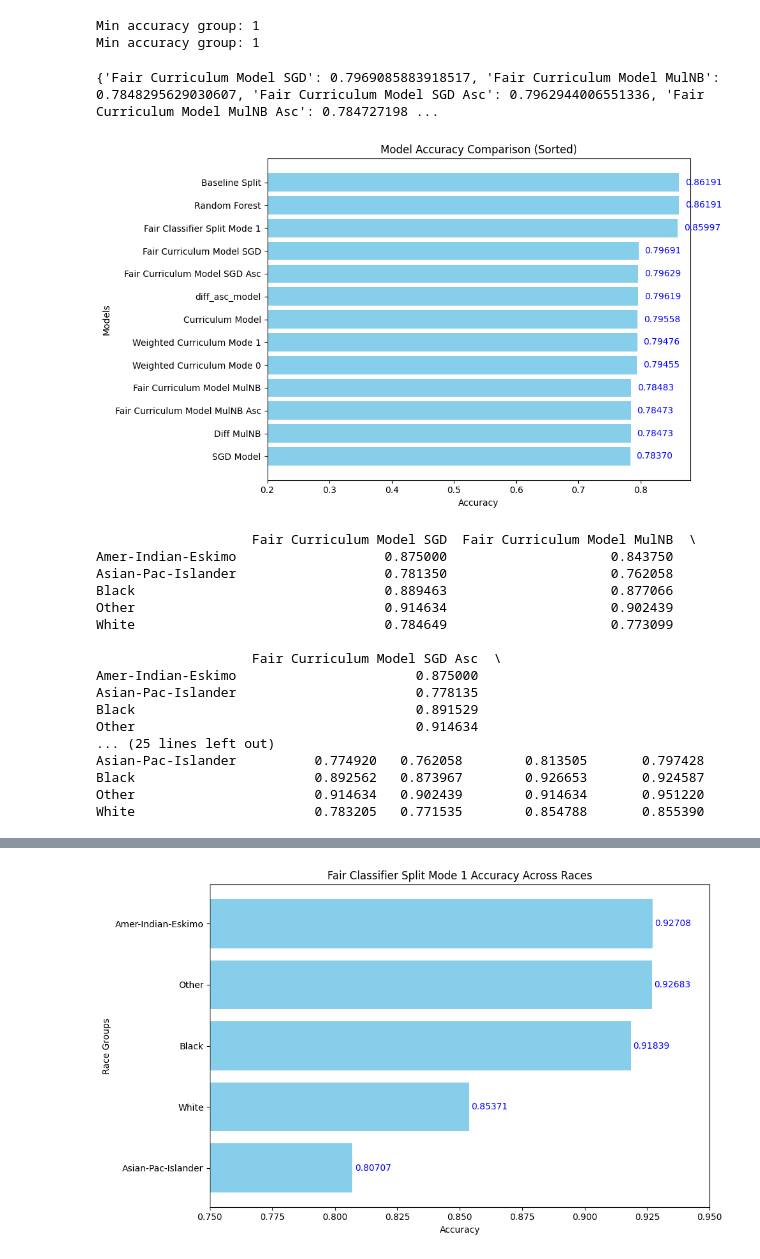
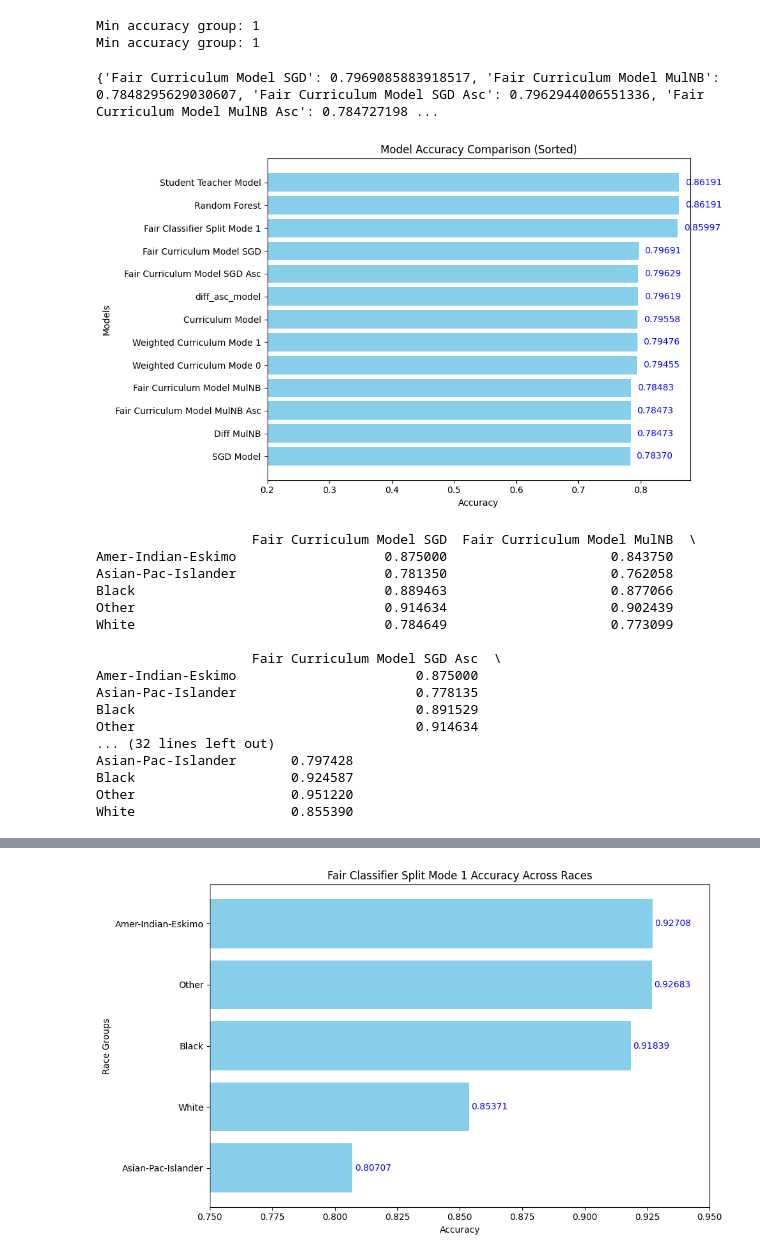
Before and after one commit to trdin/FairStudentTeacher, a Jupyter notebook: models_eval/fairness_model_compare.ipynb, the cells around one changed output, grey strips where cells are left out. Cells and saved outputs as stored; diff of their text form; code cells hidden in the pictures.

Commit message:
baseline model name change

```diff
--- a/models_eval/fairness_model_compare.ipynb
+++ b/models_eval/fairness_model_compare.ipynb
@@ -205,7 +205,7 @@ difficulty_based_model = CurriculumStudentTeacher(teacher_type=RandomForestClass
 diff_asc_model = CurriculumStudentTeacher(teacher_type=RandomForestClassifier, student_type = SGDClassifier, transform_func= split_into_difficulty_parts_asc, split_data=False, n_splits=6)
 
 #Student Teacher models for reference
-baseline_split = TeacherStudentClassifier(RandomForestClassifier, split_data=True)
+student_teacher = TeacherStudentClassifier(RandomForestClassifier, split_data=True)
 
 #randomForrest for reference
 rf_classifier = RandomForestClassifier()
@@ -232,7 +232,7 @@ diff_MulNB.fit(X_train, y_train)
 sgd_model.fit(X_train, y_train)
 difficulty_based_model.fit(X_train, y_train)
 curriculum_model.fit(X_train, y_train)
-baseline_split.fit(X_train, y_train)
+student_teacher.fit(X_train, y_train)
 rf_classifier.fit(X_train, y_train)
 
 # Predicitons with all the models
@@ -253,7 +253,7 @@ curriculum_model_predictions = curriculum_model.predict(X_test)
 difficulty_based_model_predictions = difficulty_based_model.predict(X_test)
 
 SGD_model_predictions= sgd_model.predict(X_test)
-baseline_split_predictions = baseline_split.predict(X_test)
+student_teacher_predictions = student_teacher.predict(X_test)
 rf_predictions = rf_classifier.predict(X_test)
 # %% [output]
 Min accuracy group: 1
@@ -272,38 +272,38 @@ accuracies = {
     "diff_asc_model": accuracy_score(y_test, diff_asc_model_predictions),
     "Curriculum Model": accuracy_score(y_test, curriculum_model_predictions),
     "SGD Model": accuracy_score(y_test, SGD_model_predictions),
-    "Baseline Split": accuracy_score(y_test, baseline_split_predictions),
+    "Student Teacher Model": accuracy_score(y_test, student_teacher_predictions),
     "Random Forest": accuracy_score(y_test, rf_predictions),
 }
 
 print(accuracies)
 
 # Sort models by accuracy
 sorted_accuracies = sorted(accuracies.items(), key=lambda x: x[1], reverse=True)
 
 # Prepare data for plotting
 models = [item[0] for item in sorted_accuracies]
 accuracy_values = [item[1] for item in sorted_accuracies]
 
 # Plot the sorted accuracies
 plt.figure(figsize=(10, 6))
 plt.barh(models, accuracy_values, color="skyblue")
 plt.xlabel("Accuracy")
 plt.ylabel("Models")
 plt.title("Model Accuracy Comparison (Sorted)")
 plt.gca().invert_yaxis()  # Invert y-axis to show highest accuracy at the top
 plt.xlim(0.2, 0.88)
 
 
 # Annotate bars with accuracy values
 for i, v in enumerate(accuracy_values):
     plt.text(v + 0.01, i, f"{v:.5f}", color='blue', va='center')
 
 plt.tight_layout()
 plt.show()
 # %% [output]
 {'Fair Curriculum Model SGD': 0.7969085883918517, 'Fair Curriculum Model MulNB': 0.7848295629030607, 'Fair Curriculum Model SGD Asc': 0.7962944006551336, 'Fair Curriculum Model MulNB Asc': 0.784727198 ...
-[figure, old version]
+[figure, new version]
 # %%
 # Compare accuracy by race
 results = {}
@@ -322,7 +322,7 @@ for group in np.unique(z_test):
     diff_asc_model_acc = accuracy_score(y_test[mask], diff_asc_model_predictions[mask])
     curriculum_model_acc = accuracy_score(y_test[mask], curriculum_model_predictions[mask])
     SGD_model_acc = accuracy_score(y_test[mask], SGD_model_predictions[mask])
-    baseline_split_acc = accuracy_score(y_test[mask], baseline_split_predictions[mask])
+    studet_teacher_acc = accuracy_score(y_test[mask], student_teacher_predictions[mask])
     rf_accuracy = accuracy_score(y_test[mask], rf_predictions[mask])
 
     # Add all model accuracies to the results dictionary
@@ -338,7 +338,7 @@ for group in np.unique(z_test):
         "Diff Asc Model": diff_asc_model_acc,
         "Curriculum Model": curriculum_model_acc,
         "SGD Model": SGD_model_acc,
-        "Baseline Split": baseline_split_acc,
+        "Student Teacher": studet_teacher_acc,
         "Random Forest": rf_accuracy
     }
 
@@ -358,11 +358,11 @@ Amer-Indian-Eskimo                       0.875000
 Asian-Pac-Islander                       0.778135
 Black                                    0.891529
 Other                                    0.914634
-... (25 lines left out)
-Asian-Pac-Islander          0.774920   0.762058        0.813505       0.797428
-Black                       0.892562   0.873967        0.926653       0.924587
-Other                       0.914634   0.902439        0.914634       0.951220
-White                       0.783205   0.771535        0.854788       0.855390
+... (32 lines left out)
+Asian-Pac-Islander       0.797428
+Black                    0.924587
+Other                    0.951220
+White                    0.855390
 # %%
 for race_group in results_df.index:
     # Get the accuracy values for this race group
```
Also changed, not shown: parts of 1 cell of this notebook.
